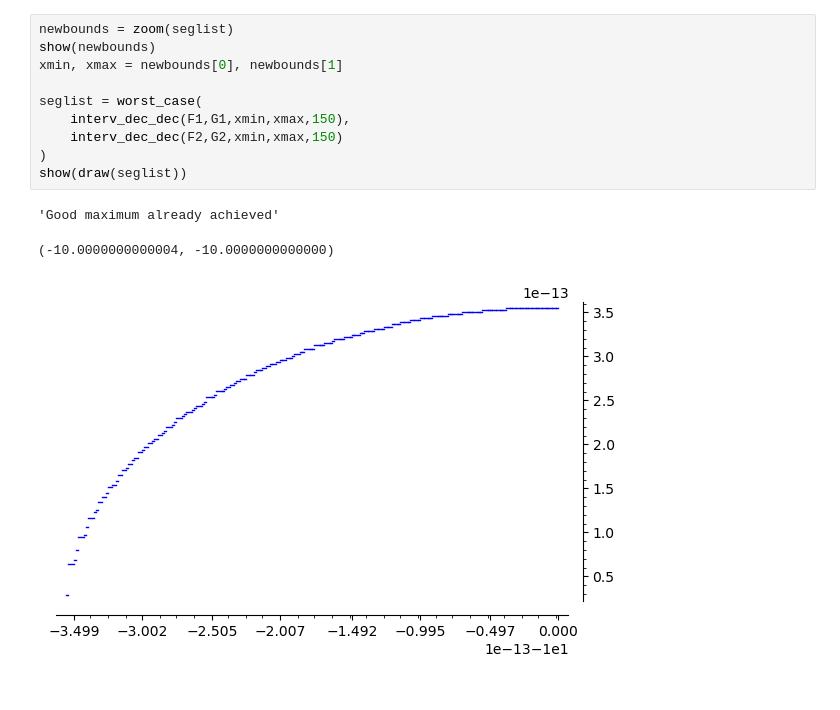
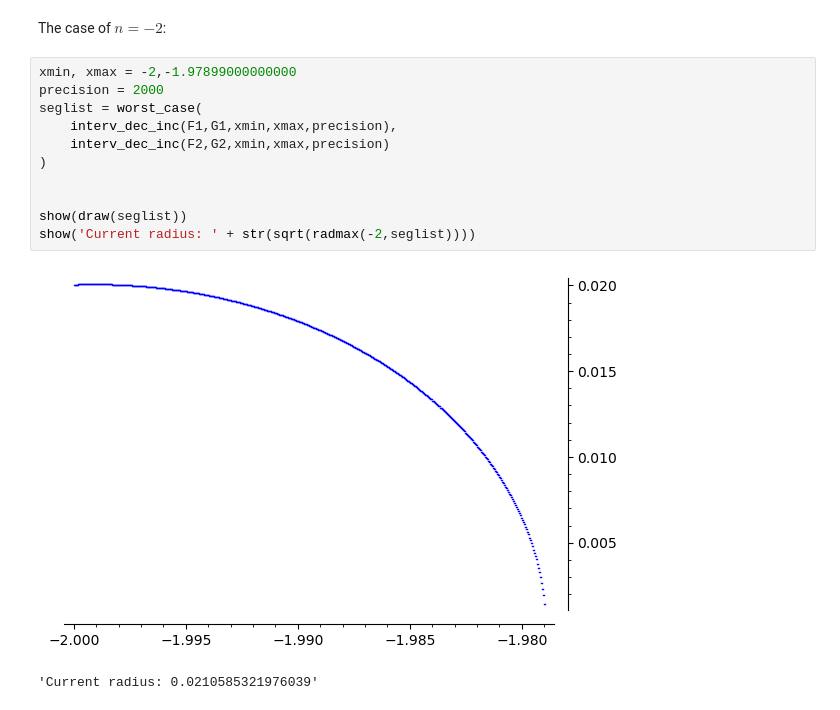
Before and after one commit to Louddy/The-northcott-property-of-dedekind-zeta-functions, a Jupyter notebook: Interval_parsing.ipynb, the cells around one changed output. Drawn from its saved outputs; the diff is of its cells as text.

```diff
--- a/Interval_parsing.ipynb
+++ b/Interval_parsing.ipynb
@@ -107,14 +202,16 @@ show(draw(seglist))
+# %% [markdown]
+The case of $n=-2$:
 # %%
-newbounds = zoom(seglist)
-show(newbounds)
-xmin, xmax = newbounds[0], newbounds[1]
+xmin, xmax = -2,-1.97899000000000
+precision = 2000
+seglist = worst_case(
+    interv_dec_inc(F1,G1,xmin,xmax,precision),
+    interv_dec_inc(F2,G2,xmin,xmax,precision)
+)
 
-seglist = worst_case(
-    interv_dec_dec(F1,G1,xmin,xmax,150),
-    interv_dec_dec(F2,G2,xmin,xmax,150)
-)
+
 show(draw(seglist))
+show('Current radius: ' + str(sqrt(radmax(-2,seglist))))
 # %% [output]
+[figure, new version]
-'Good maximum already achieved'
+'Current radius: 0.0210585321976039'
-(-10.0000000000004, -10.0000000000000)
-[figure, old version]
```
Also changed, not shown: parts of 16 cells of this notebook.
